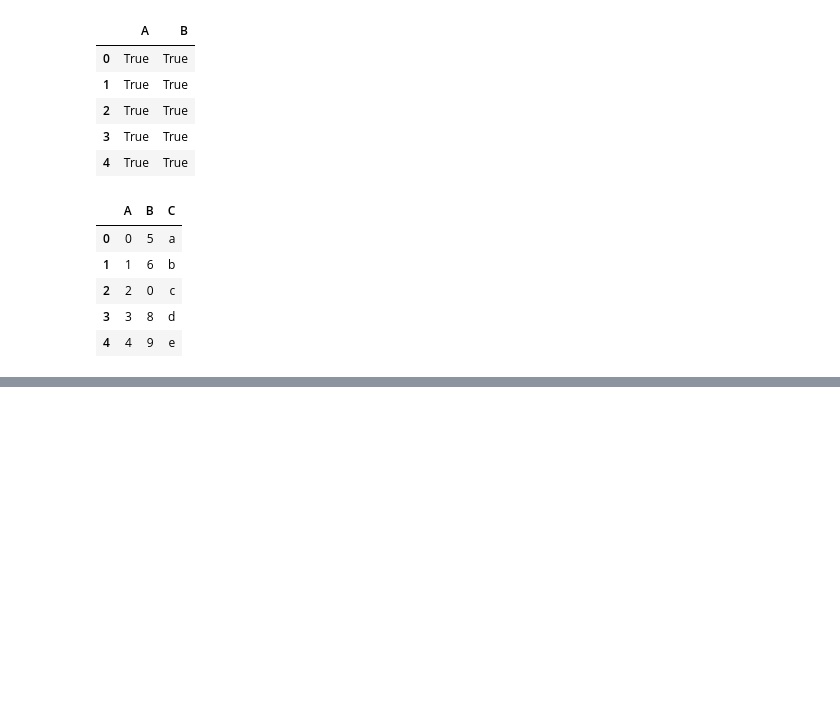
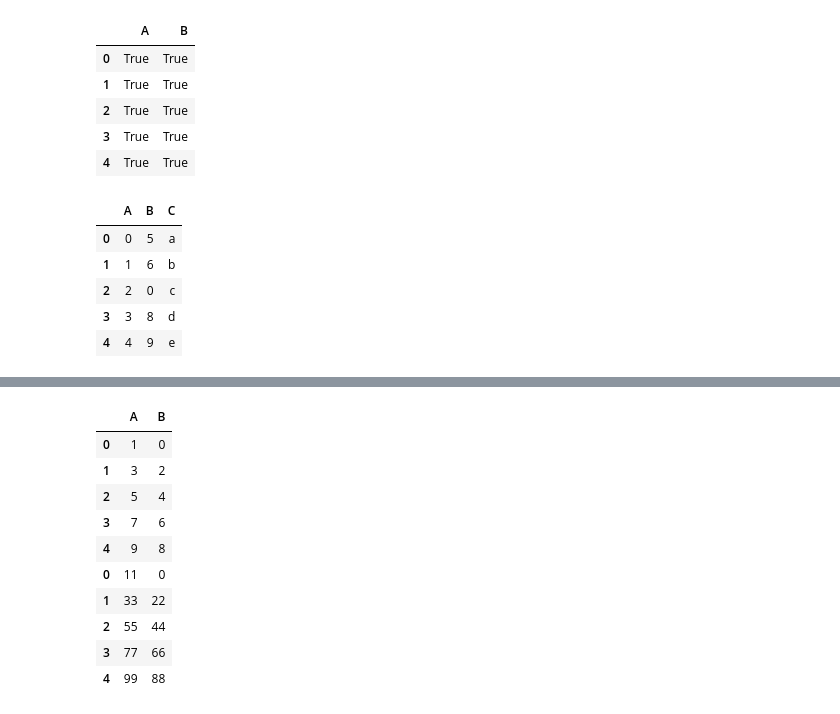
Before and after one commit to arun1248/data-science, a Jupyter notebook: notes/py_ds/day4.ipynb, the cells around one changed output, grey strips where cells are left out. Cells and saved outputs as stored; diff of their text form; code cells hidden in the pictures; blank space fills up the shorter version.

```diff
--- a/notes/py_ds/day4.ipynb
+++ b/notes/py_ds/day4.ipynb
@@ -632,0 +854,3 @@ df
+# %%
+df1 = pd.DataFrame({'A':[1,3,5,7,9], 'B':[0,2,4,6,8]})
+df1
@@ -632,0 +864,3 @@ df
+# %%
+df2 = pd.DataFrame({'A':[11,33,55,77,99], 'B':[0,22,44,66,88]})
+df2
@@ -632,0 +874,14 @@ df
+# %%
+pd.concat([df1, df2])
+# %% [output]
+|  | A | B |
+| 0 | 1 | 0 |
+| 1 | 3 | 2 |
+| 2 | 5 | 4 |
+| 3 | 7 | 6 |
+| 4 | 9 | 8 |
+| 0 | 11 | 0 |
+| 1 | 33 | 22 |
+| 2 | 55 | 44 |
+| 3 | 77 | 66 |
+| 4 | 99 | 88 |
```
Also changed, not shown: parts of 76 cells of this notebook.
